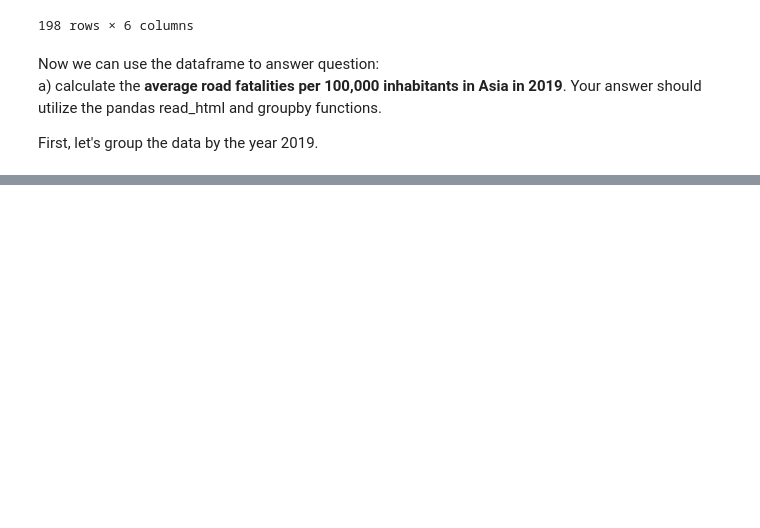
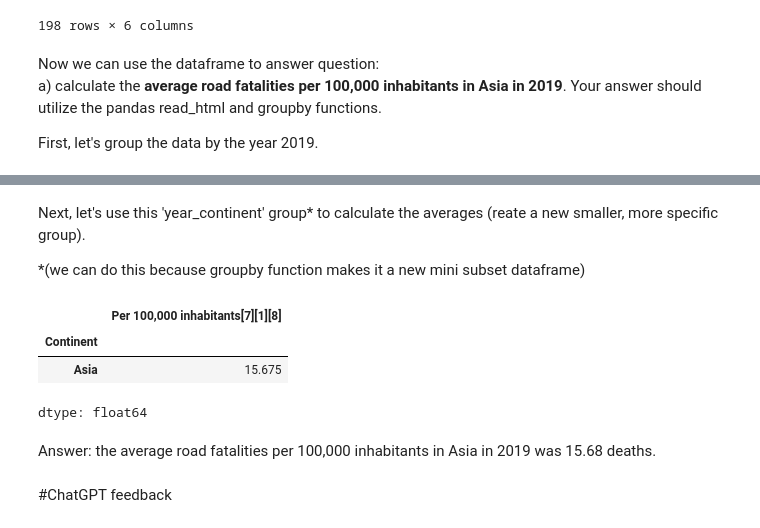
Before and after one commit to awenroberts/QM2, a Jupyter notebook: Copy_of_W2_Working_with_Data_in_Pandas.ipynb, the cells around one changed output, grey strips where cells are left out. Drawn from its saved outputs; the diff is of its cells as text; code cells hidden in the pictures; blank space fills up the shorter version.

```diff
--- a/Copy_of_W2_Working_with_Data_in_Pandas.ipynb
+++ b/Copy_of_W2_Working_with_Data_in_Pandas.ipynb
@@ -628,0 +654,15 @@ First, let's group the data by the year 2019.
+# %% [markdown]
+Next, let's use this 'year_continent' group* to calculate the averages (reate a new smaller, more specific group).
+
+*(we can do this because groupby function makes it a new mini subset dataframe)
+# %%
+Asia_2019.groupby('Continent')['Per 100,000 inhabitants[7][1][8]'].mean()
+# %% [output]
+|  | Per 100,000 inhabitants[7][1][8] |
+| Continent |  |
+| Asia | 15.675 |
+dtype: float64
+# %% [markdown]
+Answer: the average road fatalities per 100,000 inhabitants in Asia in 2019 was 15.68 deaths.
+# %% [markdown]
+#ChatGPT feedback
```
Also changed, not shown: parts of 5 cells of this notebook.
